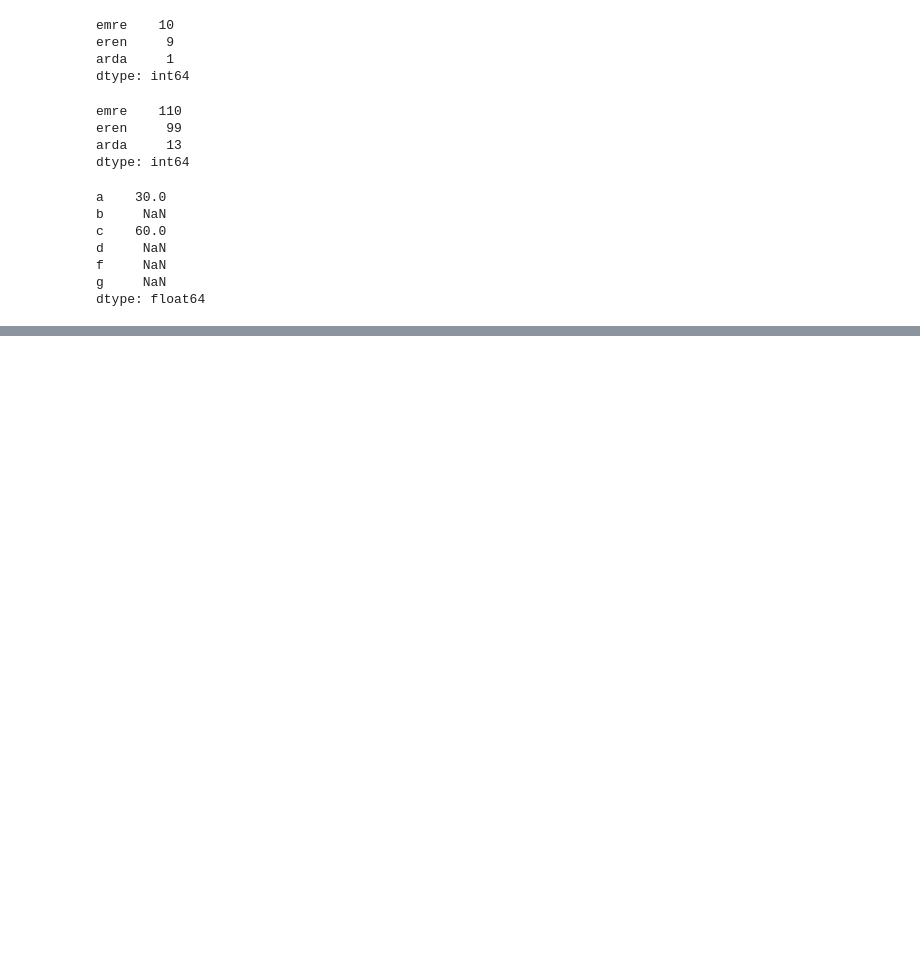
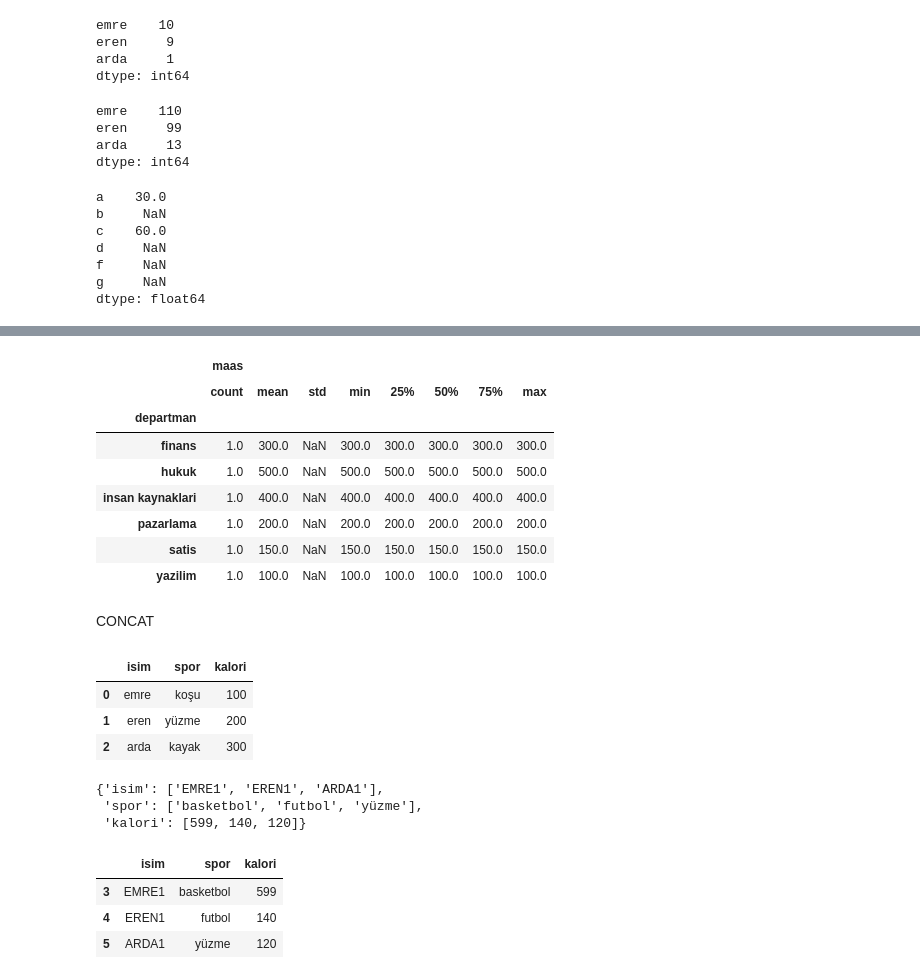
Before and after one commit to EmreUludag0/BTK-VeriBilimiPythonTensorflow, a Jupyter notebook: pandas.ipynb, the cells around one changed output, grey strips where cells are left out. Saved outputs shown, nothing was run; the diff lists cells and outputs as text; code cells hidden in the pictures; blank space fills up the shorter version.

```diff
--- a/pandas.ipynb
+++ b/pandas.ipynb
@@ -72,0 +261,8 @@ dtype: float64
+# %%
+maasSozlugu = {"departman":["yazilim","satis","pazarlama","finans","insan kaynaklari","hukuk"],
+               "calisan ismi": ["emre","eren","arda","EMRE","EREN","ARDA"],
+               "maas": [100,150,200,300,400,500]
+               }
+# %%
+maasDataFrame = pd.DataFrame(maasSozlugu)
+maasDataFrame
@@ -72,0 +277,19 @@ dtype: float64
+# %%
+grupObjesi = maasDataFrame.groupby("departman")
+# %%
+grupObjesi.count()
+grupObjesi.max()
+grupObjesi.min()
+grupObjesi.describe() #yapılması gerek bir çok işlemi bu parametre ile yapılabilir
+# %% [output]
+|  | maas |  |  |  |  |  |  |  |
+|  | count | mean | std | min | 25% | 50% | 75% | max |
+| departman |  |  |  |  |  |  |  |  |
+| finans | 1.0 | 300.0 | NaN | 300.0 | 300.0 | 300.0 | 300.0 | 300.0 |
+| hukuk | 1.0 | 500.0 | NaN | 500.0 | 500.0 | 500.0 | 500.0 | 500.0 |
+| insan kaynaklari | 1.0 | 400.0 | NaN | 400.0 | 400.0 | 400.0 | 400.0 | 400.0 |
+| pazarlama | 1.0 | 200.0 | NaN | 200.0 | 200.0 | 200.0 | 200.0 | 200.0 |
+| satis | 1.0 | 150.0 | NaN | 150.0 | 150.0 | 150.0 | 150.0 | 150.0 |
+| yazilim | 1.0 | 100.0 | NaN | 100.0 | 100.0 | 100.0 | 100.0 | 100.0 |
+# %% [markdown]
+CONCAT
@@ -72,0 +301,8 @@ dtype: float64
+# %%
+dataFrame1 = pd.DataFrame(sozluk1,index=[0,1,2])
+dataFrame1
+# %% [output]
+|  | isim | spor | kalori |
+| 0 | emre | koşu | 100 |
+| 1 | eren | yüzme | 200 |
+| 2 | arda | kayak | 300 |
@@ -72,0 +314,14 @@ dtype: float64
+# %%
+sozluk2
+# %% [output]
+{'isim': ['EMRE1', 'EREN1', 'ARDA1'],
+ 'spor': ['basketbol', 'futbol', 'yüzme'],
+ 'kalori': [599, 140, 120]}
+# %%
+dataframe2 = pd.DataFrame(sozluk2, index=[3,4,5])
+dataframe2
+# %% [output]
+|  | isim | spor | kalori |
+| 3 | EMRE1 | basketbol | 599 |
+| 4 | EREN1 | futbol | 140 |
+| 5 | ARDA1 | yüzme | 120 |
```
Also changed, not shown: parts of 49 cells of this notebook, 5 other files.
